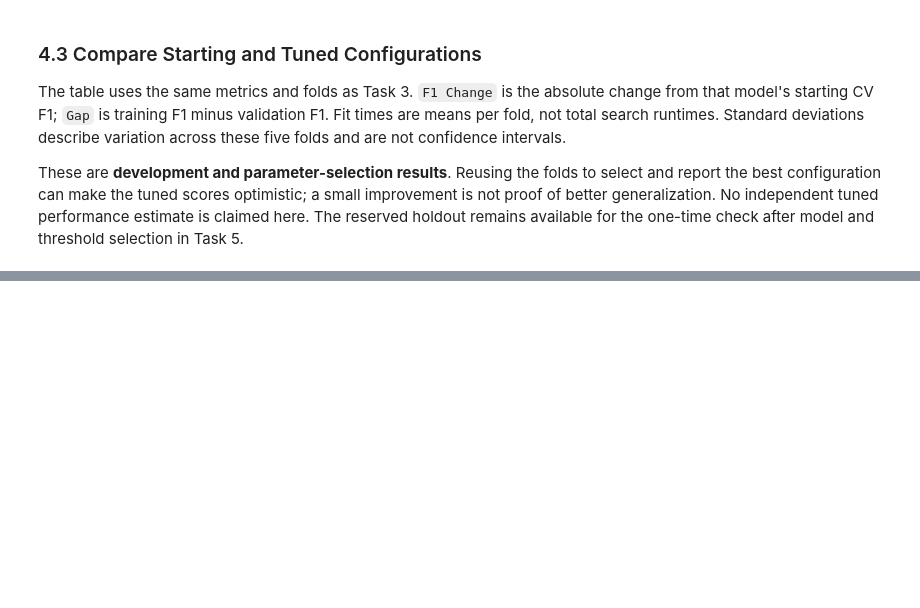
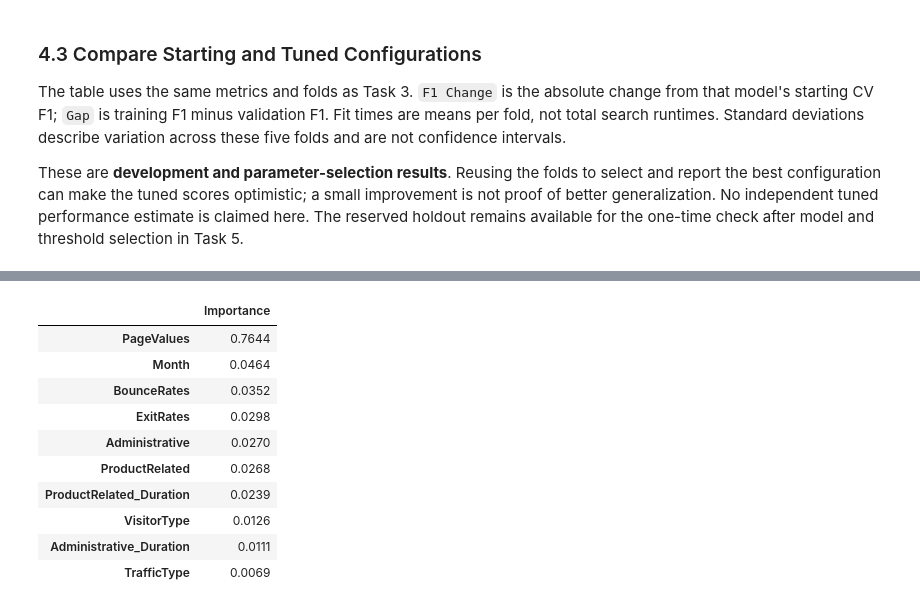
Before and after one commit to Aaryan1524/CAI_4105_2026_Fall_Team_2, a Jupyter notebook: challenge2/challenge2.ipynb, the cells around one changed output, grey strips where cells are left out. Cells and saved outputs as stored; diff of their text form; code cells hidden in the pictures; blank space fills up the shorter version.

```diff
--- a/challenge2/challenge2.ipynb
+++ b/challenge2/challenge2.ipynb
@@ -945,0 +1157,34 @@ Best parameters: `{'model__class_weight': 'balanced', 'model__max_depth': None,
+# %%
+fitted_pipeline = (
+    holdout_model.estimator_ if use_tuned_threshold else holdout_model
+)
+encoded_names = fitted_pipeline.named_steps["preprocessor"].get_feature_names_out()
+importances = pd.Series(
+    fitted_pipeline.named_steps["model"].feature_importances_, index=encoded_names
+)
+
+def original_feature(encoded):
+    block, column = encoded.split("__", 1)
+    if block == "cat":
+        for feature in categorical_features:
+            if column.startswith(feature + "_"):
+                return feature
+    return column
+
+feature_importance = (
+    importances.groupby(importances.index.map(original_feature)).sum()
+    .sort_values(ascending=False)
+)
+display(feature_importance.round(4).to_frame("Importance").head(10))
+# %% [output]
+|  | Importance |
+| PageValues | 0.7644 |
+| Month | 0.0464 |
+| BounceRates | 0.0352 |
+| ExitRates | 0.0298 |
+| Administrative | 0.0270 |
+| ProductRelated | 0.0268 |
+| ProductRelated_Duration | 0.0239 |
+| VisitorType | 0.0126 |
+| Administrative_Duration | 0.0111 |
+| TrafficType | 0.0069 |
```
Also changed, not shown: parts of 23 cells of this notebook, 3 other files.
